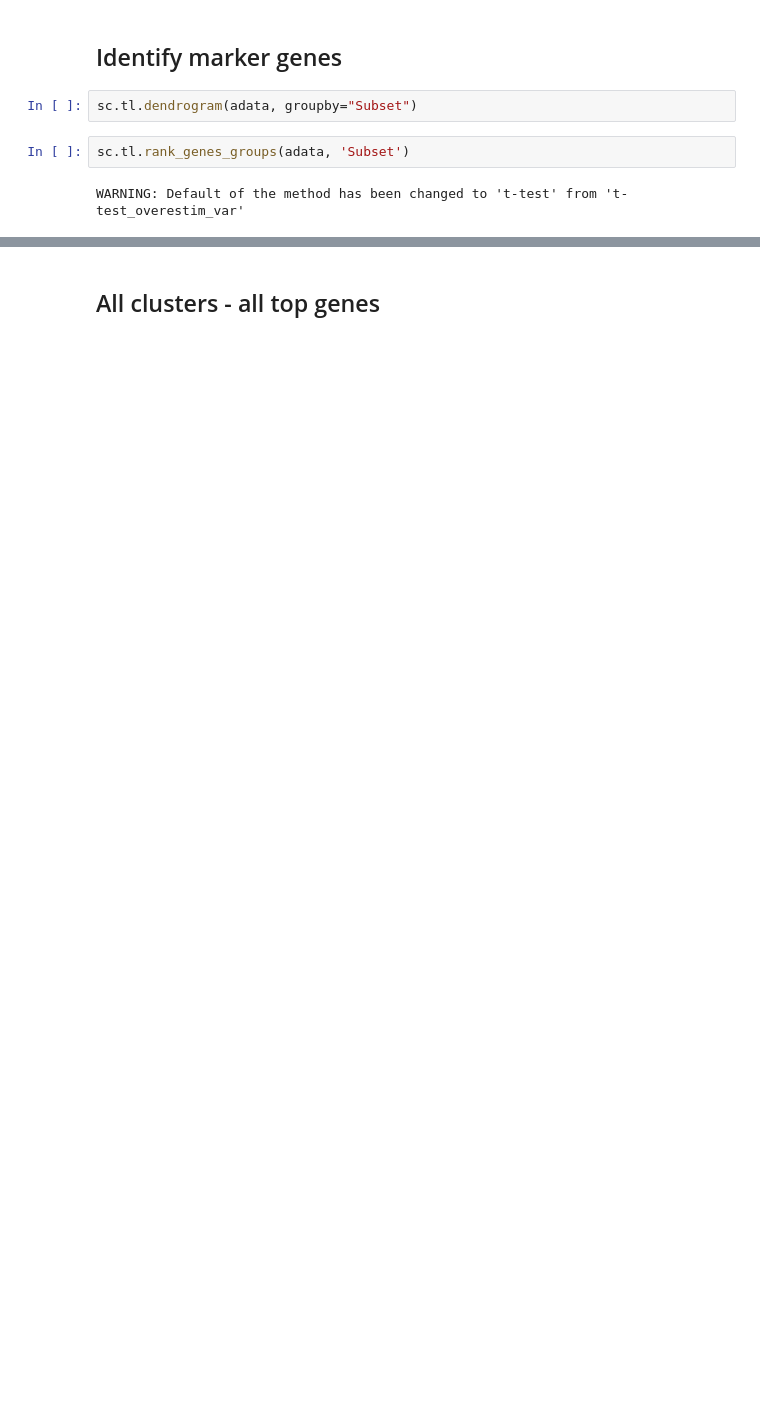
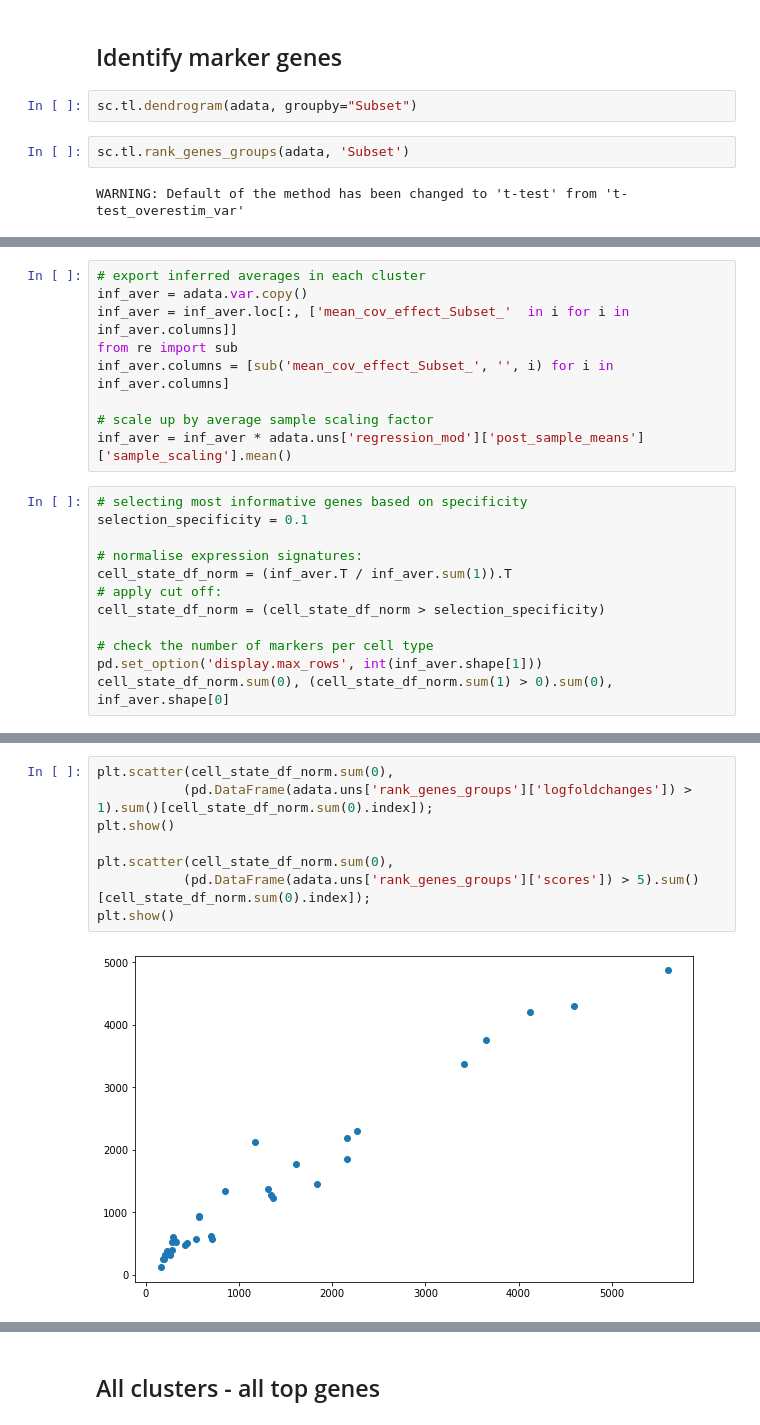
Before and after one commit to vitkl/cell2location_paper, a Jupyter notebook: notebooks/lymph_nodes_analysis/analysis_4_REVISION_MARKER_GENES.ipynb, the cells around one changed output, grey strips where cells are left out. Saved outputs shown, nothing was run; the diff lists cells and outputs as text; blank space fills up the shorter version.

```diff
--- a/notebooks/lymph_nodes_analysis/analysis_4_REVISION_MARKER_GENES.ipynb
+++ b/notebooks/lymph_nodes_analysis/analysis_4_REVISION_MARKER_GENES.ipynb
@@ -98,0 +154,21 @@ pd.DataFrame(adata.uns['rank_genes_groups']['names']).head(5)
+# %%
+# export inferred averages in each cluster
+inf_aver = adata.var.copy()
+inf_aver = inf_aver.loc[:, ['mean_cov_effect_Subset_'  in i for i in inf_aver.columns]]
+from re import sub
+inf_aver.columns = [sub('mean_cov_effect_Subset_', '', i) for i in inf_aver.columns]
+
+# scale up by average sample scaling factor
+inf_aver = inf_aver * adata.uns['regression_mod']['post_sample_means']['sample_scaling'].mean()
+# %%
+# selecting most informative genes based on specificity
+selection_specificity = 0.1
+
+# normalise expression signatures:
+cell_state_df_norm = (inf_aver.T / inf_aver.sum(1)).T
+# apply cut off:
+cell_state_df_norm = (cell_state_df_norm > selection_specificity)
+
+# check the number of markers per cell type
+pd.set_option('display.max_rows', int(inf_aver.shape[1]))
+cell_state_df_norm.sum(0), (cell_state_df_norm.sum(1) > 0).sum(0), inf_aver.shape[0]
@@ -98,0 +193,10 @@ pd.DataFrame(adata.uns['rank_genes_groups']['names']).head(5)
+# %%
+plt.scatter(cell_state_df_norm.sum(0),
+           (pd.DataFrame(adata.uns['rank_genes_groups']['logfoldchanges']) > 1).sum()[cell_state_df_norm.sum(0).index]);
+plt.show()
+
+plt.scatter(cell_state_df_norm.sum(0),
+           (pd.DataFrame(adata.uns['rank_genes_groups']['scores']) > 5).sum()[cell_state_df_norm.sum(0).index]);
+plt.show()
+# %% [output]
+[figure, added]
```
Also changed, not shown: parts of 17 cells of this notebook, 5 other files.
